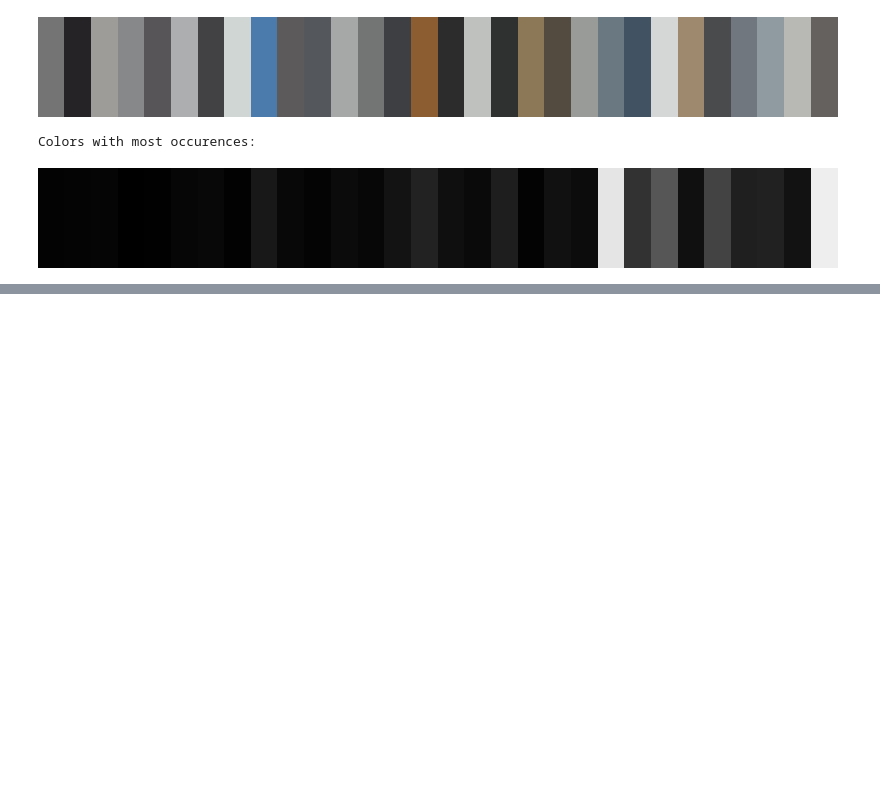
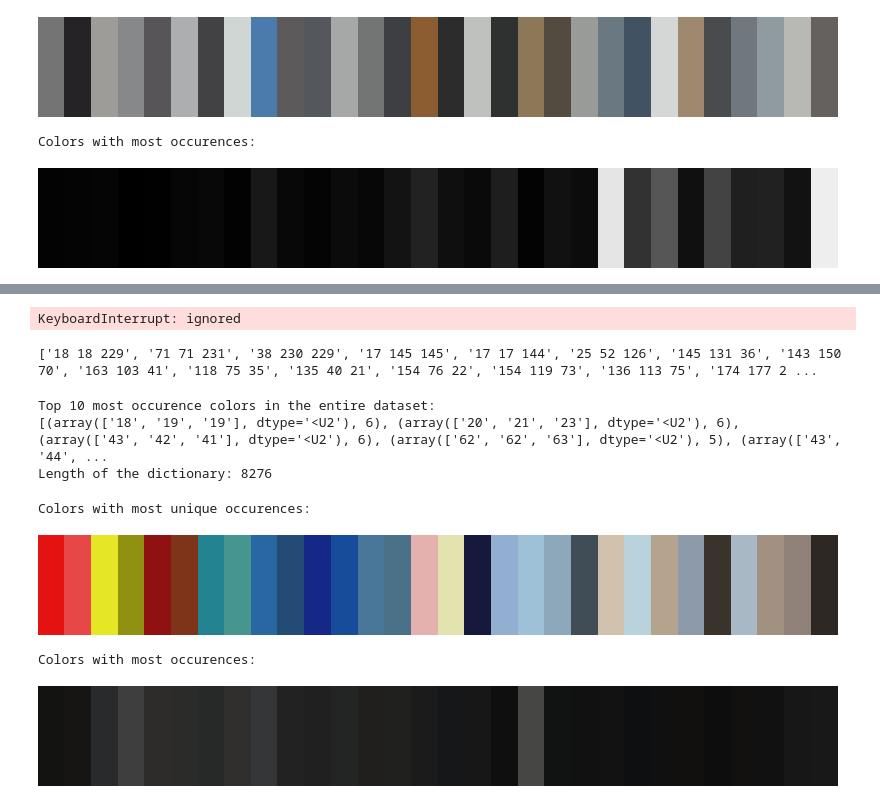
Before and after one commit to anthonycreates2000/Color-Quantization-with-Unsupervised-Machine-Learning, a Jupyter notebook: Color_Quantization_with_Unsupervised_Machine_Learning_Models_with_Flowers_Dataset.ipynb, the cells around one changed output, grey strips where cells are left out. Saved outputs shown, nothing was run; the diff lists cells and outputs as text; code cells hidden in the pictures; blank space fills up the shorter version.

Commit message:
Added HDBSCAN Algorithm.

```diff
--- a/Color_Quantization_with_Unsupervised_Machine_Learning_Models_with_Flowers_Dataset.ipynb
+++ b/Color_Quantization_with_Unsupervised_Machine_Learning_Models_with_Flowers_Dataset.ipynb
@@ -269,7 +327,7 @@ Given randomly picked number of samples to form a mini batch, update a centroid.
 rgb_occurence_dict = defaultdict(int)
 
 class_index = 0
-NUMBER_OF_SAMPLES = 30
+MAX_COLORS = 10
 
 for image_per_class, _ in flower_per_class_dataset[class_index]:
   image_np = image_per_class.numpy()
@@ -327,0 +390,66 @@ Colors with most occurences:
+# %%
+rgb_occurence_dict = defaultdict(int)
+
+class_index = 0
+NUMBER_OF_SAMPLES = 10
+MINIMAL_NUMBER_OF_SAMPLES_IN_A_CLUSTER = 10
+
+dbscan = HDBSCAN(min_cluster_size = MINIMAL_NUMBER_OF_SAMPLES_IN_A_CLUSTER,
+                store_centers = "centroid",
+                 min_samples = NUMBER_OF_SAMPLES)
+for image_per_class, _ in flower_per_class_dataset[class_index]:
+  image_np = image_per_class.numpy()
+
+  rgb_occurence_dict = get_n_dominant_colors_from_images_non_kmeans(
+      image_np,
+      dbscan,
+      rgb_occurence_dict,
+  )
+# %% [output]
+KeyboardInterrupt: ignored
+# %%
+print(list(rgb_occurence_dict)[:30])
+# %% [output]
+['18 18 229', '71 71 231', '38 230 229', '17 145 145', '17 17 144', '25 52 126', '145 131 36', '143 150 70', '163 103 41', '118 75 35', '135 40 21', '154 76 22', '154 119 73', '136 113 75', '174 177 2 ...
+# %%
+rgb_occurence_ordered_dict = ascending_sort_values_dict(rgb_occurence_dict)
+
+rgb_occurence_ordered_dict.reverse()
+
+rgb_occurence_ordered_dict = list(map(
+    split_by_space, rgb_occurence_ordered_dict
+))
+
+print("Top 10 most occurence colors in the entire dataset:")
+print(rgb_occurence_ordered_dict[:30])
+print(f"Length of the dictionary: {len(rgb_occurence_ordered_dict)}")
+# %% [output]
+Top 10 most occurence colors in the entire dataset:
+[(array(['18', '19', '19'], dtype='<U2'), 6), (array(['20', '21', '23'], dtype='<U2'), 6), (array(['43', '42', '41'], dtype='<U2'), 6), (array(['62', '62', '63'], dtype='<U2'), 5), (array(['43', '44', ...
+Length of the dictionary: 8276
+# %%
+TOP_N_COLORS = 30
+bar_size = (100, 800, 3)
+
+# Colors with the most unique occurences (least dominant colors)
+color_names = get_list_from_dict_by_index(rgb_occurence_ordered_dict, 0) # list(zip(*rgb_occurence_ordered_dict))[0]
+number_of_occurences = get_list_from_dict_by_index(rgb_occurence_ordered_dict, 1) # list(zip(*rgb_occurence_ordered_dict))[1]
+color_names = list(reversed(color_names))[:TOP_N_COLORS]
+number_of_occurences = list(reversed(number_of_occurences))[:TOP_N_COLORS]
+
+print("Colors with most unique occurences: ")
+plot_colors(color_names, number_of_occurences, bar_size)
+
+# Colors with most occurences (dominant colors)
+color_names = get_list_from_dict_by_index(rgb_occurence_ordered_dict, 0) # list(zip(*rgb_occurence_ordered_dict))[0]
+number_of_occurences = get_list_from_dict_by_index(rgb_occurence_ordered_dict, 1) # list(zip(*rgb_occurence_ordered_dict))[1]
+color_names = list(color_names)[:TOP_N_COLORS]
+number_of_occurences = list(number_of_occurences)[:TOP_N_COLORS]
+
+print("Colors with most occurences:")
+plot_colors(color_names, number_of_occurences, bar_size)
+# %% [output]
+Colors with most unique occurences:
+[figure, added]
+Colors with most occurences:
+[figure, added]
```
Also changed, not shown: parts of 6 cells of this notebook.
